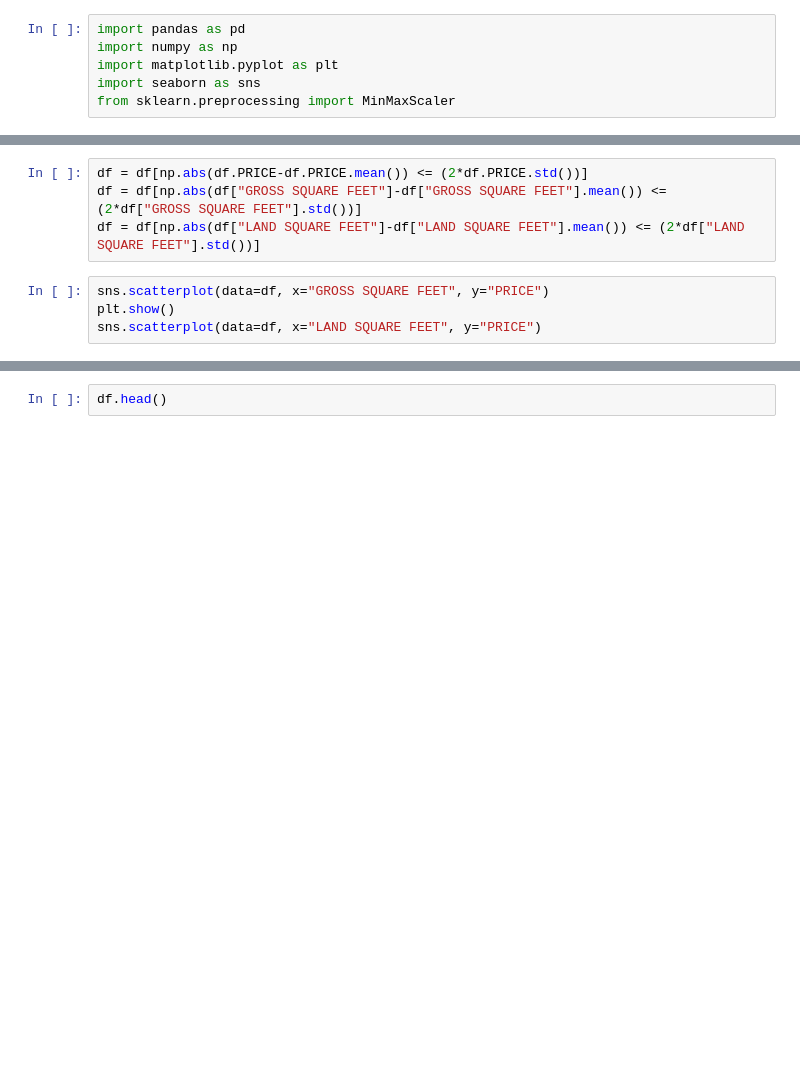
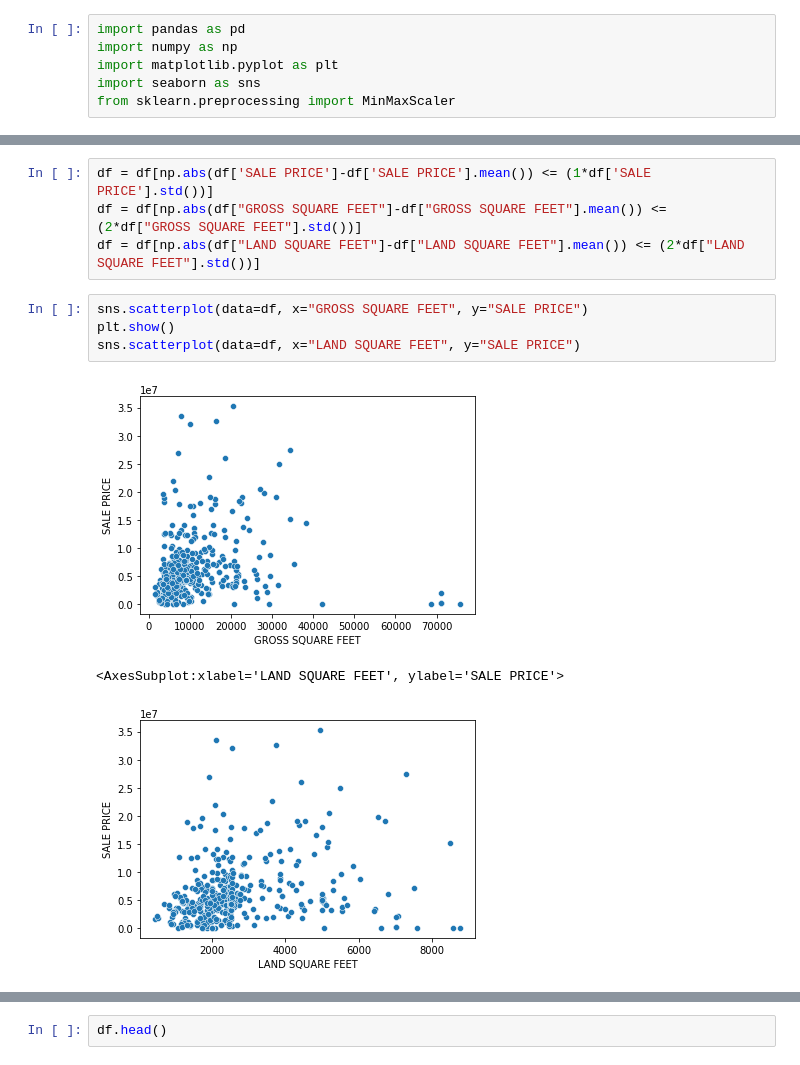
Before and after one commit to tasnmb/Manhattan-property-prices-analysis, a Jupyter notebook: big_data_cw.ipynb, the cells around one changed output, grey strips where cells are left out. Saved outputs shown, nothing was run; the diff lists cells and outputs as text; blank space fills up the shorter version.

```diff
--- a/big_data_cw.ipynb
+++ b/big_data_cw.ipynb
@@ -65,9 +214,13 @@ sns.scatterplot(data=df, x="LAND SQUARE FEET", y="PRICE")
 # %%
-df = df[np.abs(df.PRICE-df.PRICE.mean()) <= (2*df.PRICE.std())]
+df = df[np.abs(df['SALE PRICE']-df['SALE PRICE'].mean()) <= (1*df['SALE PRICE'].std())]
 df = df[np.abs(df["GROSS SQUARE FEET"]-df["GROSS SQUARE FEET"].mean()) <= (2*df["GROSS SQUARE FEET"].std())]
 df = df[np.abs(df["LAND SQUARE FEET"]-df["LAND SQUARE FEET"].mean()) <= (2*df["LAND SQUARE FEET"].std())]
 # %%
-sns.scatterplot(data=df, x="GROSS SQUARE FEET", y="PRICE")
+sns.scatterplot(data=df, x="GROSS SQUARE FEET", y="SALE PRICE")
 plt.show()
-sns.scatterplot(data=df, x="LAND SQUARE FEET", y="PRICE")
+sns.scatterplot(data=df, x="LAND SQUARE FEET", y="SALE PRICE")
+# %% [output]
+[figure, added]
+<AxesSubplot:xlabel='LAND SQUARE FEET', ylabel='SALE PRICE'>
+[figure, added]
 # %%
```
Also changed, not shown: parts of 18 cells of this notebook.
